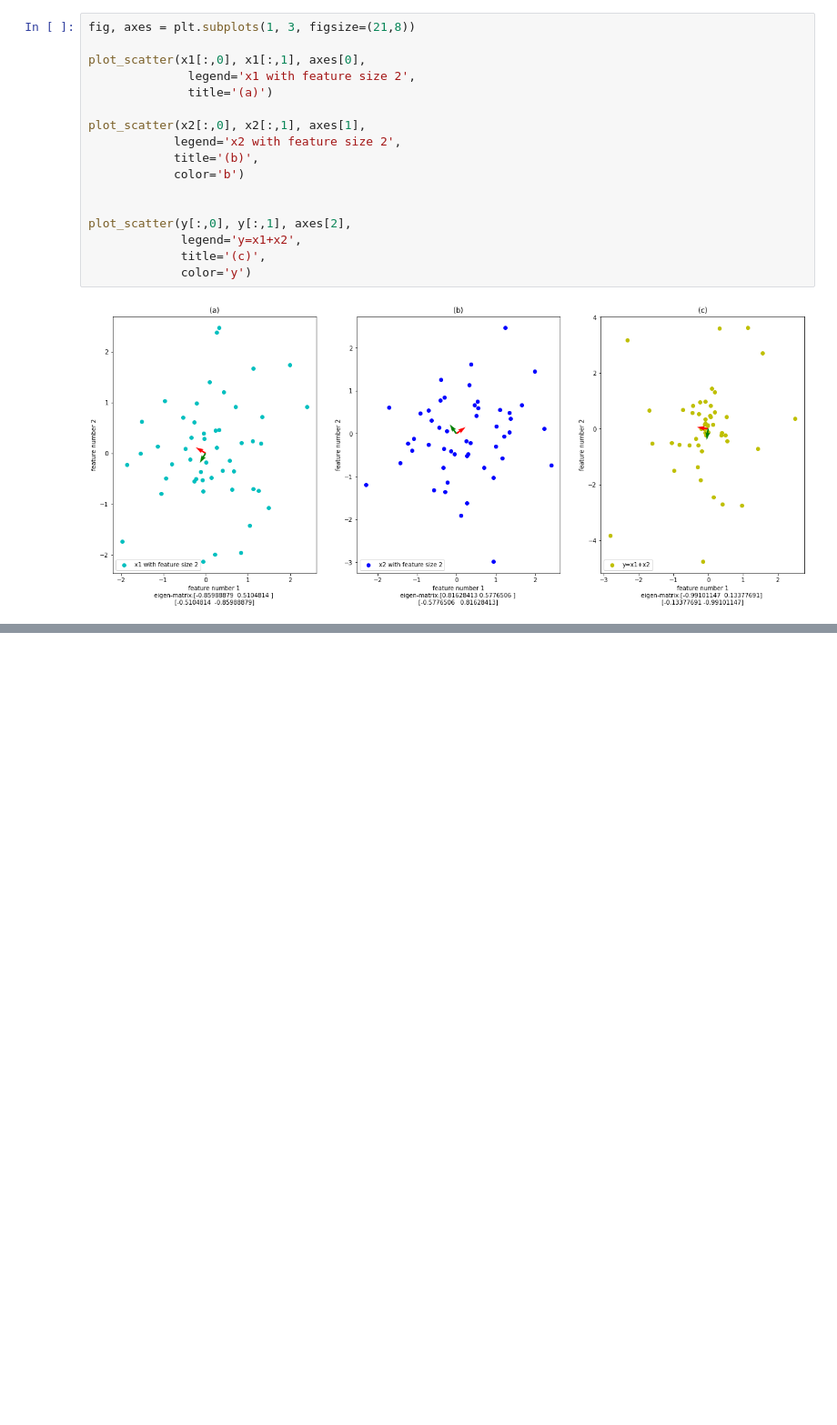
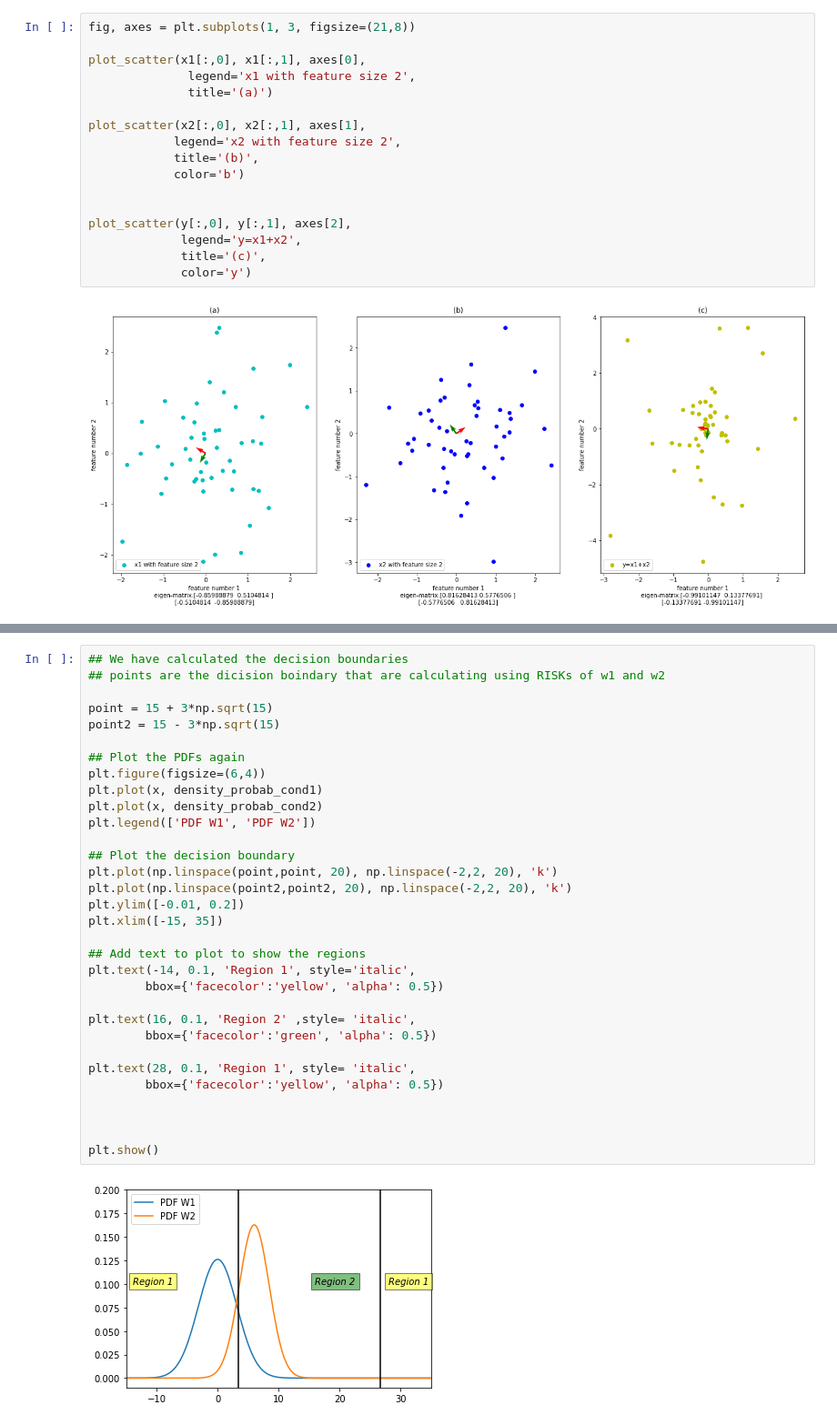
Before and after one commit to amindadgar/Pattern-Recognition, a Jupyter notebook: HW1/HW1.ipynb, the cells around one changed output, grey strips where cells are left out. Shown at 91% size. Cells and saved outputs as stored; diff of their text form; blank space fills up the shorter version.

```diff
--- a/HW1/HW1.ipynb
+++ b/HW1/HW1.ipynb
@@ -430,0 +455,34 @@ plot_scatter(y[:,0], y[:,1], axes[2],
+# %%
+## We have calculated the decision boundaries
+## points are the dicision boindary that are calculating using RISKs of w1 and w2
+
+point = 15 + 3*np.sqrt(15)
+point2 = 15 - 3*np.sqrt(15)
+
+## Plot the PDFs again
+plt.figure(figsize=(6,4))
+plt.plot(x, density_probab_cond1)
+plt.plot(x, density_probab_cond2)
+plt.legend(['PDF W1', 'PDF W2'])
+
+## Plot the decision boundary
+plt.plot(np.linspace(point,point, 20), np.linspace(-2,2, 20), 'k')
+plt.plot(np.linspace(point2,point2, 20), np.linspace(-2,2, 20), 'k')
+plt.ylim([-0.01, 0.2])
+plt.xlim([-15, 35])
+
+## Add text to plot to show the regions
+plt.text(-14, 0.1, 'Region 1', style='italic',
+        bbox={'facecolor':'yellow', 'alpha': 0.5})
+
+plt.text(16, 0.1, 'Region 2' ,style= 'italic',
+        bbox={'facecolor':'green', 'alpha': 0.5})
+
+plt.text(28, 0.1, 'Region 1', style= 'italic',
+        bbox={'facecolor':'yellow', 'alpha': 0.5})
+
+
+
+plt.show()
+# %% [output]
+[figure, added]
```
Also changed, not shown: parts of 3 cells of this notebook, 1 other file.
